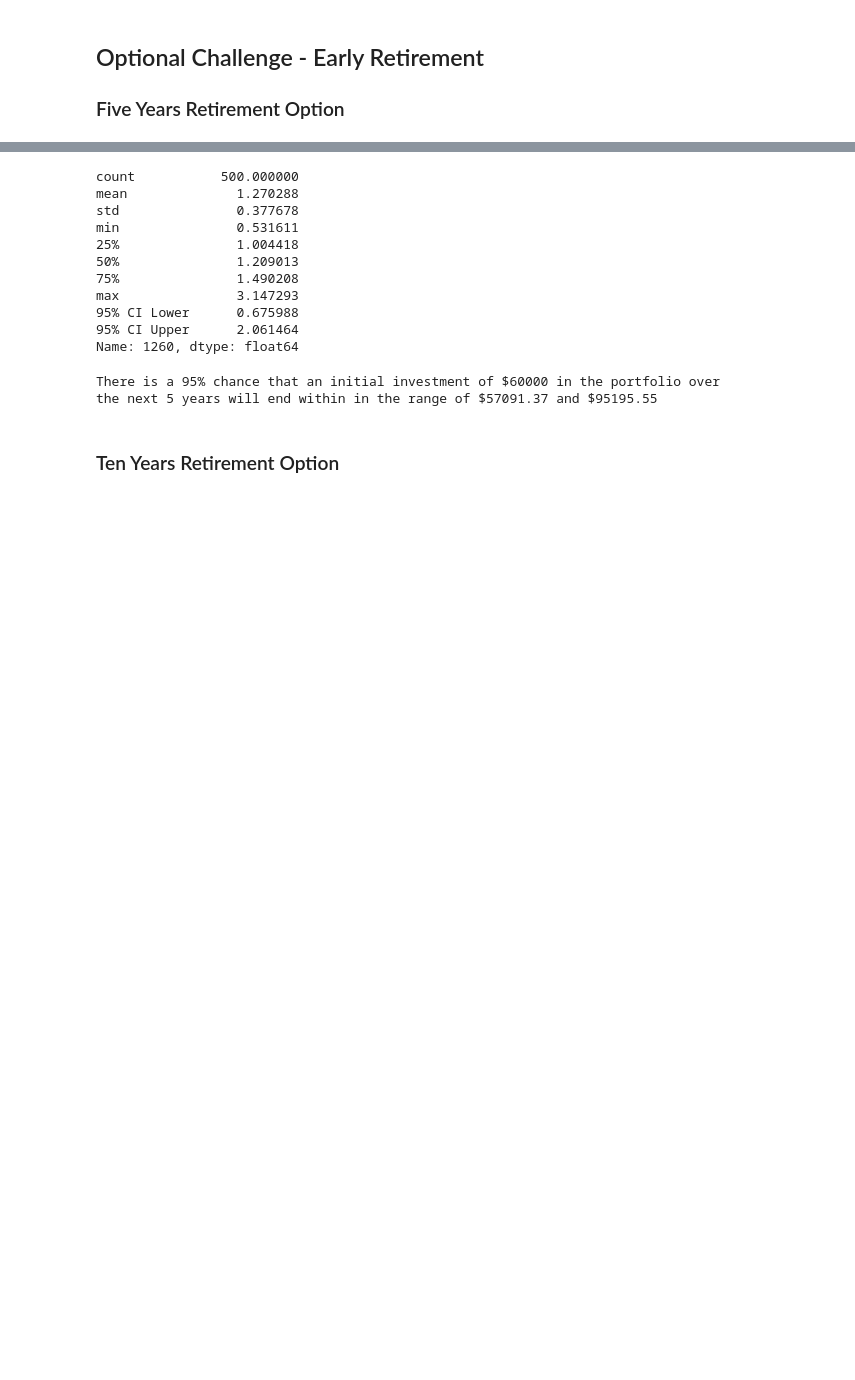
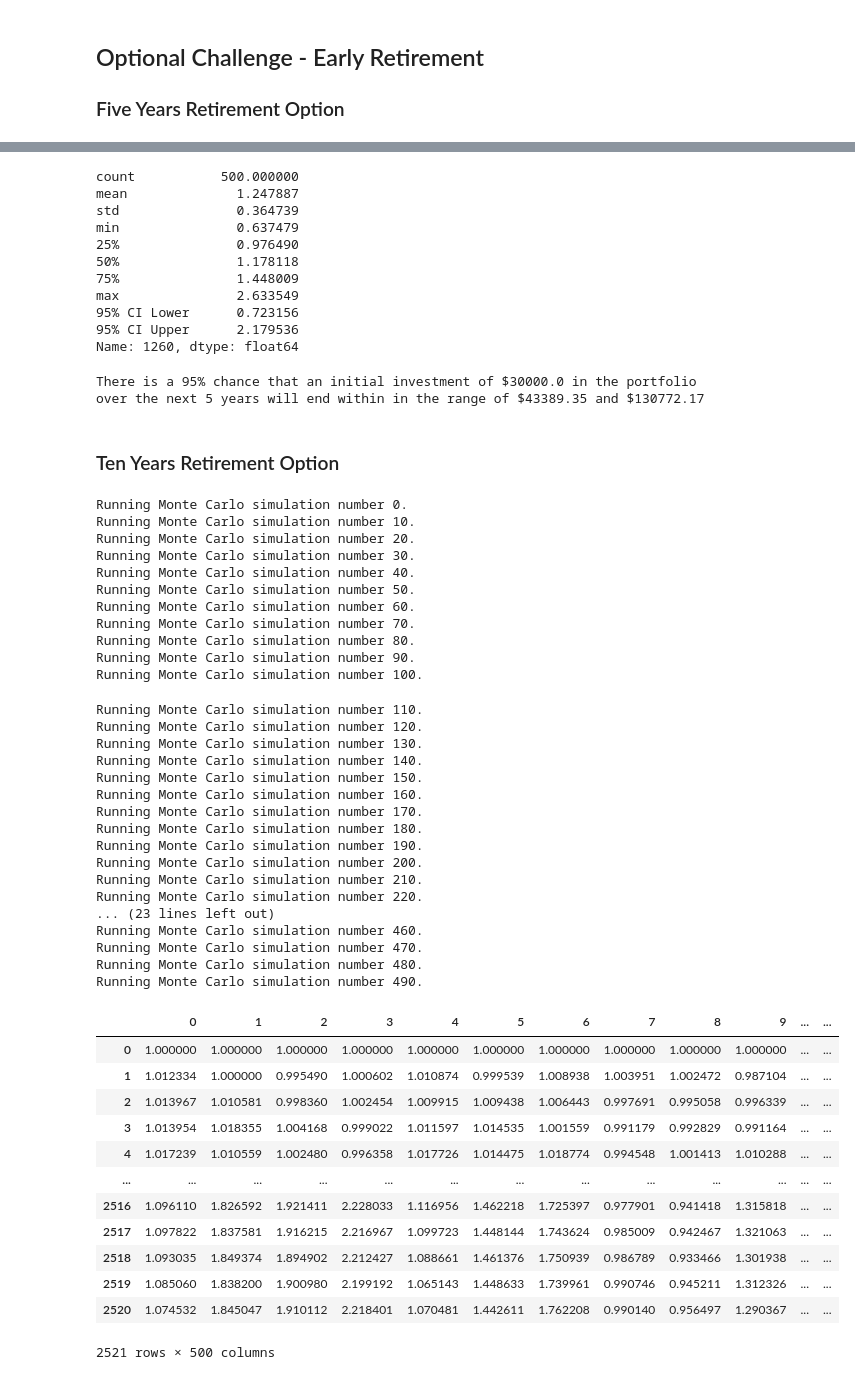
Before and after one commit to Aqui1983/Module_5_Homework, a Jupyter notebook: financial-planner.ipynb, the cells around one changed output, grey strips where cells are left out. Cells and saved outputs as stored; diff of their text form; code cells hidden in the pictures; blank space fills up the shorter version.

```diff
--- a/financial-planner.ipynb
+++ b/financial-planner.ipynb
@@ -420,32 +420,31 @@ MC_early_5_year_retirement.plot_distribution()
 # %%
 # Fetch summary statistics from the Monte Carlo simulation results
-tbl = MC_early_5_year_retirement.summarize_cumulative_return()
+tbl_5 = MC_early_5_year_retirement.summarize_cumulative_return()
 # Print summary statistics
 print(tbl)
 # %% [output]
 count           500.000000
-mean              1.270288
-std               0.377678
-min               0.531611
-25%               1.004418
-50%               1.209013
-75%               1.490208
-max               3.147293
-95% CI Lower      0.675988
-95% CI Upper      2.061464
+mean              1.247887
+std               0.364739
+min               0.637479
+25%               0.976490
+50%               1.178118
+75%               1.448009
+max               2.633549
+95% CI Lower      0.723156
+95% CI Upper      2.179536
 Name: 1260, dtype: float64
 # %%
 # Set initial investment
-# YOUR CODE HERE!
-
+MC_5year_early_initial_investment = 60000
 # Use the lower and upper `95%` confidence intervals to calculate the range of the possible outcomes of our $60,000
-# YOUR CODE HERE!
-
+ci_lower_five = round(tbl_5[8]*60000,2)
+ci_upper_five = round(tbl_5[9]*60000,2)
 # Print results
 print(f"There is a 95% chance that an initial investment of ${initial_investment} in the portfolio"
       f" over the next 5 years will end within in the range of"
       f" ${ci_lower_five} and ${ci_upper_five}")
 # %% [output]
-There is a 95% chance that an initial investment of $60000 in the portfolio over the next 5 years will end within in the range of $57091.37 and $95195.55
+There is a 95% chance that an initial investment of $30000.0 in the portfolio over the next 5 years will end within in the range of $43389.35 and $130772.17
 # %% [markdown]
 ### Ten Years Retirement Option
@@ -452,3 +459,45 @@ There is a 95% chance that an initial investment of $60000 in the portfolio over
 # %%
-# Configuring a Monte Carlo simulation to forecast 10 years cumulative returns
-# YOUR CODE HERE!
+# Running a Monte Carlo simulation to forecast 10 years cumulative returns
+MC_early_10_year_retirement.calc_cumulative_return()
+# %% [output]
+Running Monte Carlo simulation number 0.
+Running Monte Carlo simulation number 10.
+Running Monte Carlo simulation number 20.
+Running Monte Carlo simulation number 30.
+Running Monte Carlo simulation number 40.
+Running Monte Carlo simulation number 50.
+Running Monte Carlo simulation number 60.
+Running Monte Carlo simulation number 70.
+Running Monte Carlo simulation number 80.
+Running Monte Carlo simulation number 90.
+Running Monte Carlo simulation number 100.
+Running Monte Carlo simulation number 110.
+Running Monte Carlo simulation number 120.
+Running Monte Carlo simulation number 130.
+Running Monte Carlo simulation number 140.
+Running Monte Carlo simulation number 150.
+Running Monte Carlo simulation number 160.
+Running Monte Carlo simulation number 170.
+Running Monte Carlo simulation number 180.
+Running Monte Carlo simulation number 190.
+Running Monte Carlo simulation number 200.
+Running Monte Carlo simulation number 210.
+Running Monte Carlo simulation number 220.
+... (23 lines left out)
+Running Monte Carlo simulation number 460.
+Running Monte Carlo simulation number 470.
+Running Monte Carlo simulation number 480.
+Running Monte Carlo simulation number 490.
+|  | 0 | 1 | 2 | 3 | 4 | 5 | 6 | 7 | 8 | 9 | ... | ... |
+| 0 | 1.000000 | 1.000000 | 1.000000 | 1.000000 | 1.000000 | 1.000000 | 1.000000 | 1.000000 | 1.000000 | 1.000000 | ... | ... |
+| 1 | 1.012334 | 1.000000 | 0.995490 | 1.000602 | 1.010874 | 0.999539 | 1.008938 | 1.003951 | 1.002472 | 0.987104 | ... | ... |
+| 2 | 1.013967 | 1.010581 | 0.998360 | 1.002454 | 1.009915 | 1.009438 | 1.006443 | 0.997691 | 0.995058 | 0.996339 | ... | ... |
+| 3 | 1.013954 | 1.018355 | 1.004168 | 0.999022 | 1.011597 | 1.014535 | 1.001559 | 0.991179 | 0.992829 | 0.991164 | ... | ... |
+| 4 | 1.017239 | 1.010559 | 1.002480 | 0.996358 | 1.017726 | 1.014475 | 1.018774 | 0.994548 | 1.001413 | 1.010288 | ... | ... |
+| ... | ... | ... | ... | ... | ... | ... | ... | ... | ... | ... | ... | ... |
+| 2516 | 1.096110 | 1.826592 | 1.921411 | 2.228033 | 1.116956 | 1.462218 | 1.725397 | 0.977901 | 0.941418 | 1.315818 | ... | ... |
+| 2517 | 1.097822 | 1.837581 | 1.916215 | 2.216967 | 1.099723 | 1.448144 | 1.743624 | 0.985009 | 0.942467 | 1.321063 | ... | ... |
+| 2518 | 1.093035 | 1.849374 | 1.894902 | 2.212427 | 1.088661 | 1.461376 | 1.750939 | 0.986789 | 0.933466 | 1.301938 | ... | ... |
+| 2519 | 1.085060 | 1.838200 | 1.900980 | 2.199192 | 1.065143 | 1.448633 | 1.739961 | 0.990746 | 0.945211 | 1.312326 | ... | ... |
+| 2520 | 1.074532 | 1.845047 | 1.910112 | 2.218401 | 1.070481 | 1.442611 | 1.762208 | 0.990140 | 0.956497 | 1.290367 | ... | ... |
+2521 rows × 500 columns
```
Also changed, not shown: parts of 18 cells of this notebook.
